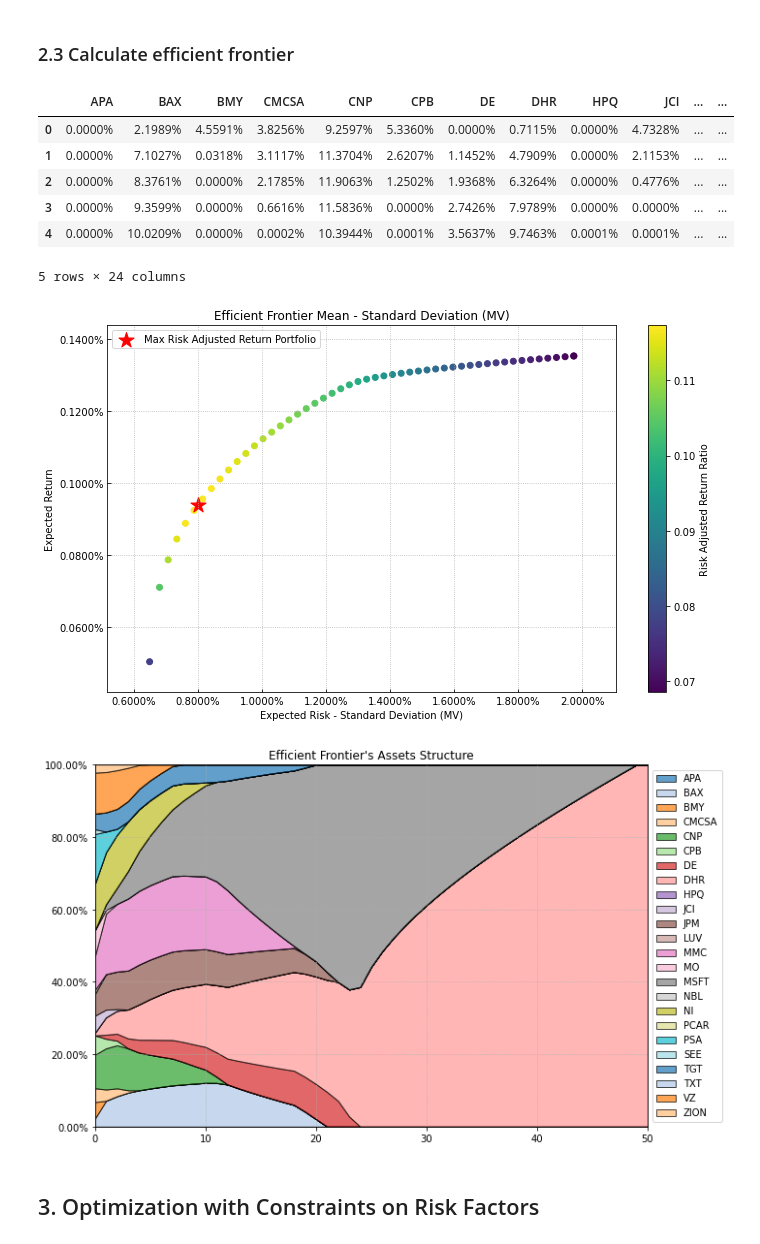
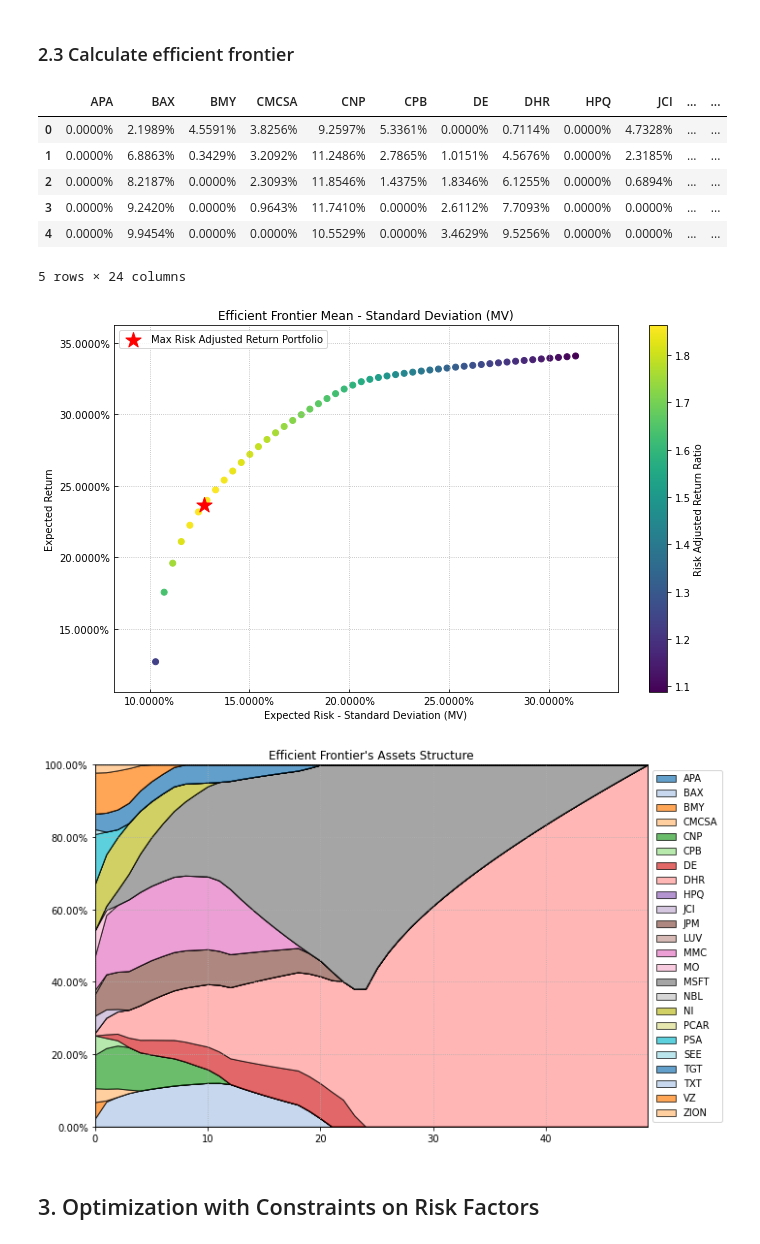
Before and after one commit to dcajasn/Riskfolio-Lib, a Jupyter notebook: examples/Tutorial 2.ipynb, the cells around one changed output. Cells and saved outputs as stored; diff of their text form; code cells hidden in the pictures.

```diff
--- a/examples/Tutorial 2.ipynb
+++ b/examples/Tutorial 2.ipynb
@@ -112,6 +113,7 @@ port.factors_stats(method_mu=method_mu, method_cov=method_cov, d=0.94)
 
 # Estimate optimal portfolio:
 
+port.alpha = 0.05
 model='FM' # Factor Model
 rm = 'MV' # Risk measure used, this time will be variance
 obj = 'Sharpe' # Objective function, could be MinRisk, MaxRet, Utility or Sharpe
@@ -147,31 +149,31 @@ frontier = port.efficient_frontier(model=model, rm=rm, points=points, rf=rf, his
 display(frontier.T.head())
 # %% [output]
 |  | APA | BAX | BMY | CMCSA | CNP | CPB | DE | DHR | HPQ | JCI | ... | ... |
-| 0 | 0.0000% | 2.1989% | 4.5591% | 3.8256% | 9.2597% | 5.3360% | 0.0000% | 0.7115% | 0.0000% | 4.7328% | ... | ... |
-| 1 | 0.0000% | 7.1027% | 0.0318% | 3.1117% | 11.3704% | 2.6207% | 1.1452% | 4.7909% | 0.0000% | 2.1153% | ... | ... |
-| 2 | 0.0000% | 8.3761% | 0.0000% | 2.1785% | 11.9063% | 1.2502% | 1.9368% | 6.3264% | 0.0000% | 0.4776% | ... | ... |
-| 3 | 0.0000% | 9.3599% | 0.0000% | 0.6616% | 11.5836% | 0.0000% | 2.7426% | 7.9789% | 0.0000% | 0.0000% | ... | ... |
-| 4 | 0.0000% | 10.0209% | 0.0000% | 0.0002% | 10.3944% | 0.0001% | 3.5637% | 9.7463% | 0.0001% | 0.0001% | ... | ... |
+| 0 | 0.0000% | 2.1989% | 4.5591% | 3.8256% | 9.2597% | 5.3361% | 0.0000% | 0.7114% | 0.0000% | 4.7328% | ... | ... |
+| 1 | 0.0000% | 6.8863% | 0.3429% | 3.2092% | 11.2486% | 2.7865% | 1.0151% | 4.5676% | 0.0000% | 2.3185% | ... | ... |
+| 2 | 0.0000% | 8.2187% | 0.0000% | 2.3093% | 11.8546% | 1.4375% | 1.8346% | 6.1255% | 0.0000% | 0.6894% | ... | ... |
+| 3 | 0.0000% | 9.2420% | 0.0000% | 0.9643% | 11.7410% | 0.0000% | 2.6112% | 7.7093% | 0.0000% | 0.0000% | ... | ... |
+| 4 | 0.0000% | 9.9454% | 0.0000% | 0.0000% | 10.5529% | 0.0000% | 3.4629% | 9.5256% | 0.0000% | 0.0000% | ... | ... |
 5 rows × 24 columns
 # %%
 # Plotting the efficient frontier
 
 label = 'Max Risk Adjusted Return Portfolio' # Title of point
 mu = port.mu_fm # Expected returns
 cov = port.cov_fm # Covariance matrix
 returns = port.returns_fm # Returns of the assets
 
 ax = plf.plot_frontier(w_frontier=frontier, mu=mu, cov=cov, returns=returns, rm=rm,
-                       rf=rf, alpha=0.01, cmap='viridis', w=w, label=label,
+                       rf=rf, alpha=0.05, cmap='viridis', w=w, label=label,
                        marker='*', s=16, c='r', height=6, width=10, ax=None)
 # %% [output]
-[figure, old version]
+[figure, new version]
 # %%
 # Plotting efficient frontier composition
 
 ax = plf.plot_frontier_area(w_frontier=frontier, cmap="tab20", height=6, width=10, ax=None)
 # %% [output]
-[figure, old version]
+[figure, new version]
 # %% [markdown]
 ## 3. Optimization with Constraints on Risk Factors
 # %% [markdown]
```
Also changed, not shown: parts of 15 cells of this notebook, 38 other files.
